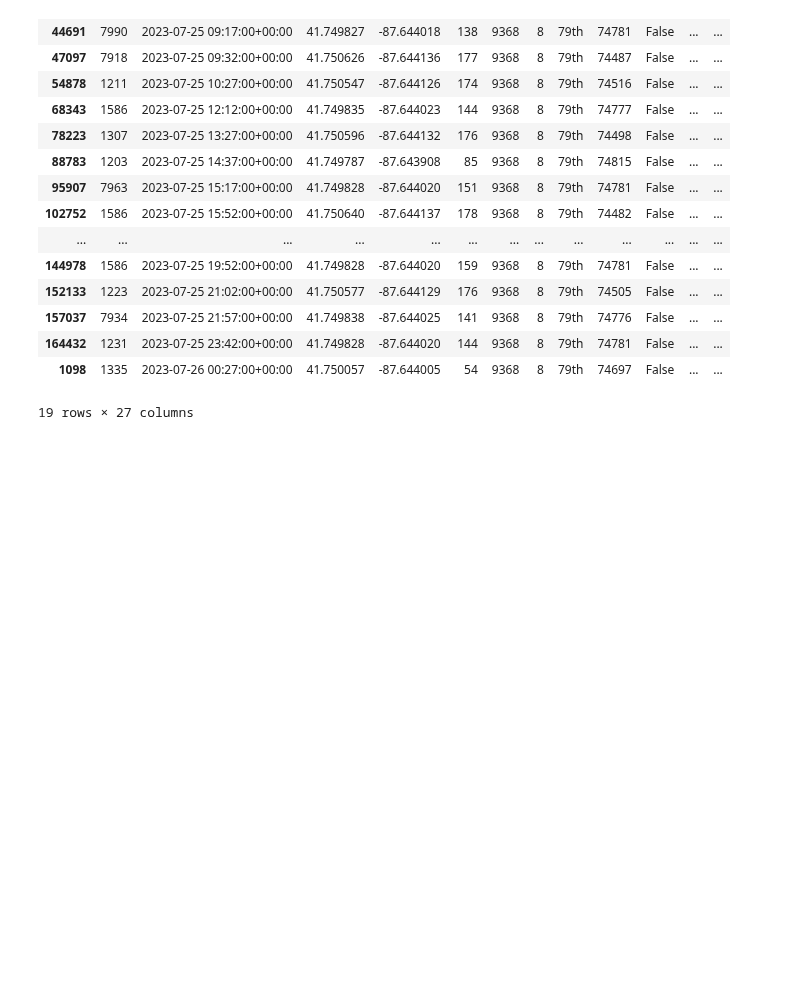
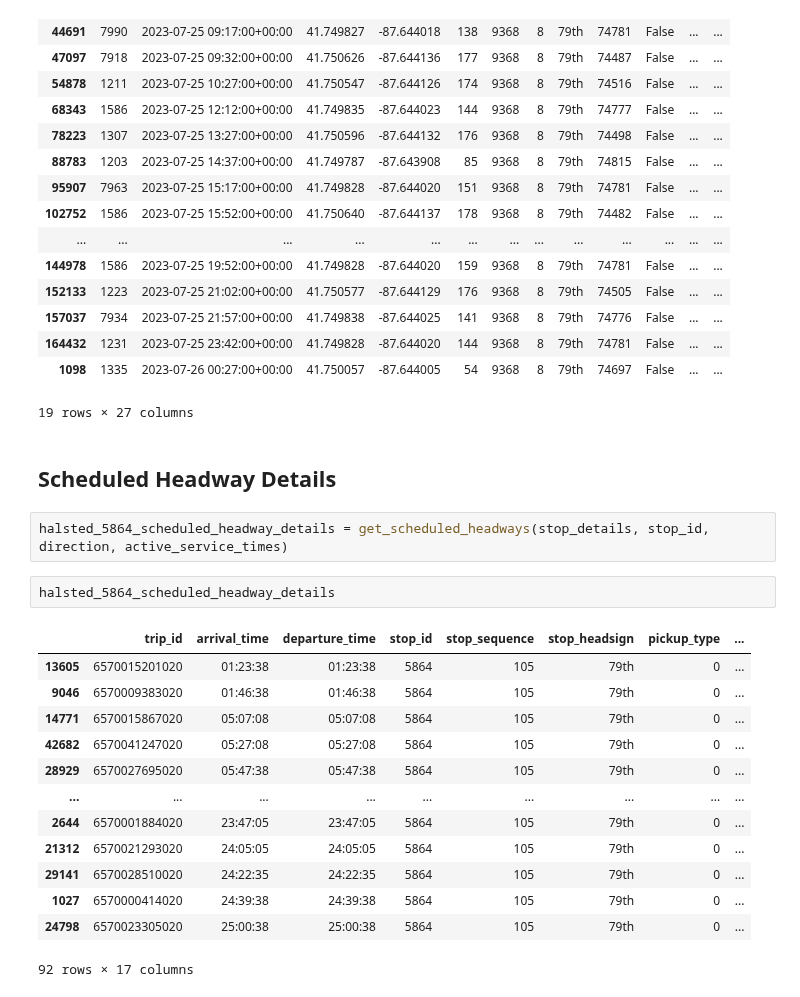
Before and after one commit to kristenhahn/cta_bus_tracker_exploration, a Jupyter notebook: all_headways_all_stops_single_route.ipynb, the cells around one changed output. Cells and saved outputs as stored; diff of their text form; blank space fills up the shorter version.

Commit message:
Add example of scheduled headway details

```diff
--- a/all_headways_all_stops_single_route.ipynb
+++ b/all_headways_all_stops_single_route.ipynb
@@ -201,3 +198,23 @@ halsted_5864_headway_details
 | 164432 | 1231 | 2023-07-25 23:42:00+00:00 | 41.749828 | -87.644020 | 144 | 9368 | 8 | 79th | 74781 | False | ... | ... |
 | 1098 | 1335 | 2023-07-26 00:27:00+00:00 | 41.750057 | -87.644005 | 54 | 9368 | 8 | 79th | 74697 | False | ... | ... |
 19 rows × 27 columns
+# %% [markdown]
+## Scheduled Headway Details
+# %%
+halsted_5864_scheduled_headway_details = get_scheduled_headways(stop_details, stop_id, direction, active_service_times)
+# %%
+halsted_5864_scheduled_headway_details
+# %% [output]
+|  | trip_id | arrival_time | departure_time | stop_id | stop_sequence | stop_headsign | pickup_type | ... |
+| 13605 | 6570015201020 | 01:23:38 | 01:23:38 | 5864 | 105 | 79th | 0 | ... |
+| 9046 | 6570009383020 | 01:46:38 | 01:46:38 | 5864 | 105 | 79th | 0 | ... |
+| 14771 | 6570015867020 | 05:07:08 | 05:07:08 | 5864 | 105 | 79th | 0 | ... |
+| 42682 | 6570041247020 | 05:27:08 | 05:27:08 | 5864 | 105 | 79th | 0 | ... |
+| 28929 | 6570027695020 | 05:47:38 | 05:47:38 | 5864 | 105 | 79th | 0 | ... |
+| ... | ... | ... | ... | ... | ... | ... | ... | ... |
+| 2644 | 6570001884020 | 23:47:05 | 23:47:05 | 5864 | 105 | 79th | 0 | ... |
+| 21312 | 6570021293020 | 24:05:05 | 24:05:05 | 5864 | 105 | 79th | 0 | ... |
+| 29141 | 6570028510020 | 24:22:35 | 24:22:35 | 5864 | 105 | 79th | 0 | ... |
+| 1027 | 6570000414020 | 24:39:38 | 24:39:38 | 5864 | 105 | 79th | 0 | ... |
+| 24798 | 6570023305020 | 25:00:38 | 25:00:38 | 5864 | 105 | 79th | 0 | ... |
+92 rows × 17 columns
```
Also changed, not shown: parts of 2 cells of this notebook.
